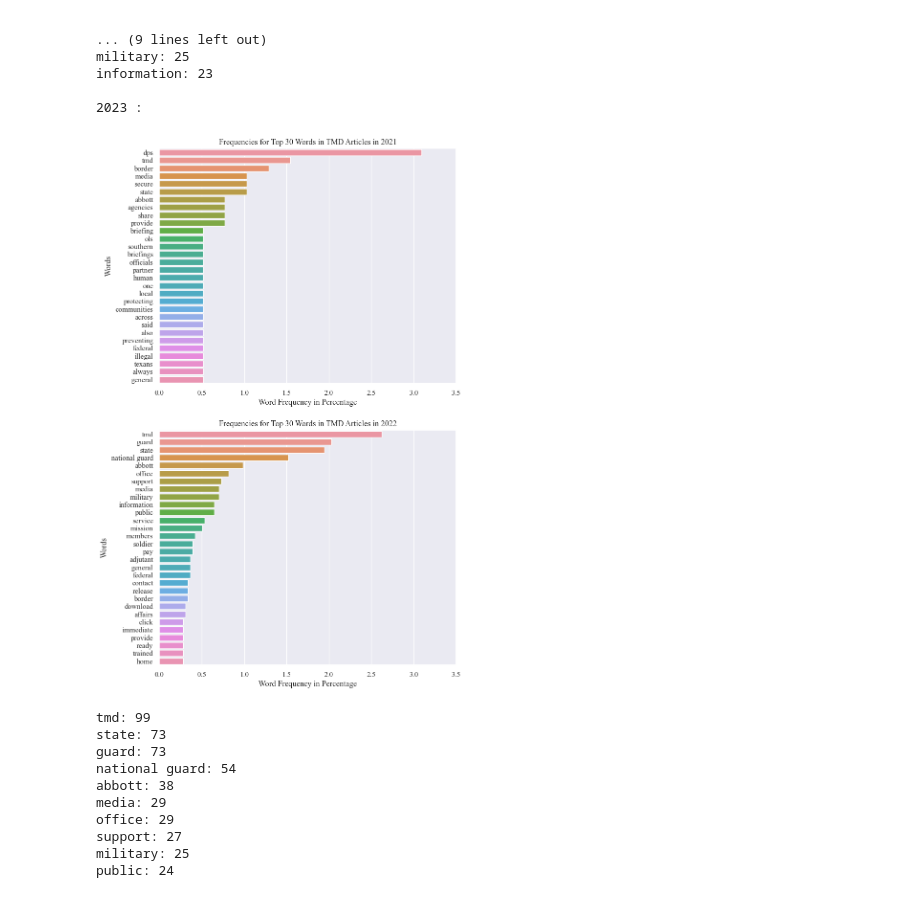
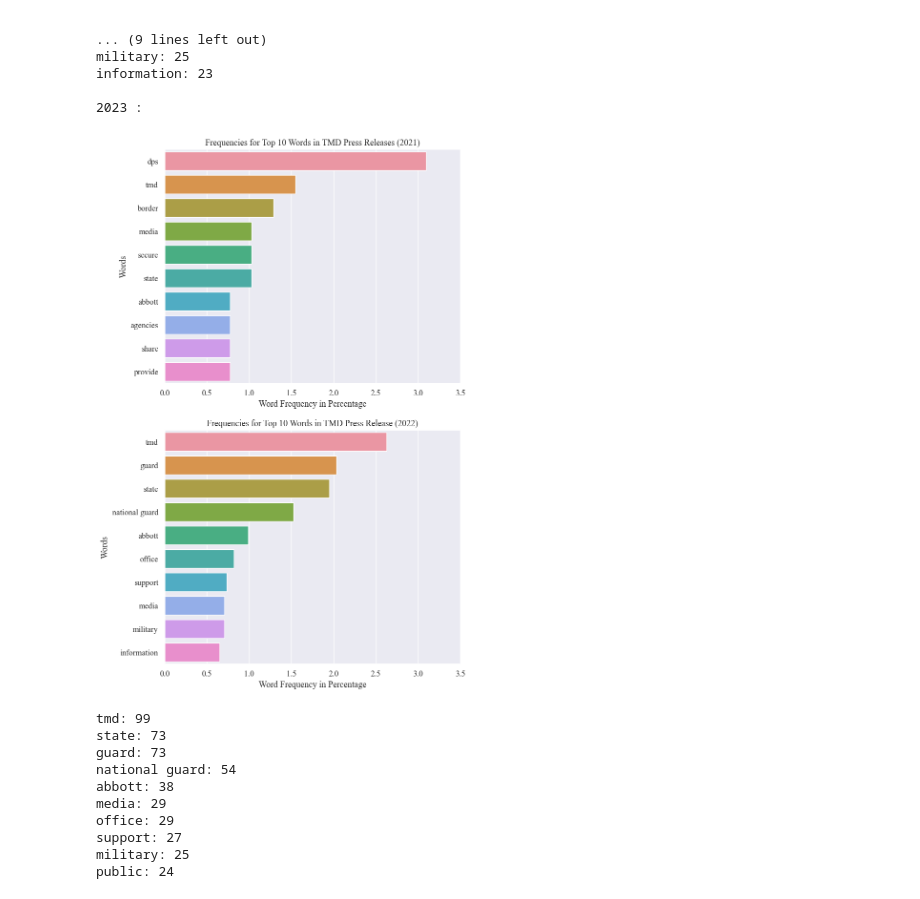
Before and after one commit to djryn/OLS_resesarch, a Jupyter notebook: TMD_scrape.ipynb, the cells around one changed output. Cells and saved outputs as stored; diff of their text form; code cells hidden in the pictures.

Commit message:
updated more graphs

```diff
--- a/TMD_scrape.ipynb
+++ b/TMD_scrape.ipynb
@@ -250,34 +250,33 @@ import matplotlib.pyplot as plt
 
 plt.rcParams['font.family'] = 'Times New Roman'
 # %%
-tmd_top_words_2021 = [(k ,(v/total_words[0])*100) for k, v in tmd_freqs['2021'].most_common(30)]
-tmd_top_words_2022 = [(k ,(v/total_words[1])*100) for k, v in tmd_freqs['2022'].most_common(30)]
-sns.set(font='Times New Roman')
+tmd_top_words_2021 = [(k ,(v/total_words[0])*100) for k, v in tmd_freqs['2021'].most_common(10)]
+tmd_top_words_2022 = [(k ,(v/total_words[1])*100) for k, v in tmd_freqs['2022'].most_common(10)]
 
 
 # Create a bar plot of the most common words
 fig, axes = plt.subplots(2,1,figsize=(8,14))
-sns.set(style="darkgrid")
+sns.set(style="darkgrid", font_scale=1.1, palette='Set2', font='Times New Roman')
 sns.barplot(ax = axes[0],
             x=[w[1] for w in tmd_top_words_2021],
             y=[w[0] for w in tmd_top_words_2021])
 axes[0].set(xlabel='Word Frequency in Percentage',
             ylabel='Words',
-            title='Frequencies for Top 30 Words in TMD Articles in 2021')
+            title='Frequencies for Top 10 Words in TMD Press Releases (2021)')
 axes[0].set_xlim(0,3.5)
 
 sns.barplot(ax = axes[1],
             x=[w[1] for w in tmd_top_words_2022],
             y=[w[0] for w in tmd_top_words_2022])
 axes[1].set(xlabel='Word Frequency in Percentage',
             ylabel='Words',
-            title='Frequencies for Top 30 Words in TMD Articles in 2022')
+            title='Frequencies for Top 10 Words in TMD Press Release (2022)')
 axes[1].set_xlim(0,3.5)
 
-plt.savefig('images/TMD/word_freqs_years.png', bbox_inches='tight')
+plt.savefig('images/TMD press releases/word_freqs_years.png', bbox_inches='tight', dpi=250)
 plt.show()
 # %% [output]
-[figure, old version]
+[figure, new version]
 # %%
 tmd_all_text = " ".join(tmd_results_np['text'])
 
```
Also changed, not shown: parts of 2 cells of this notebook, 24 other files.
